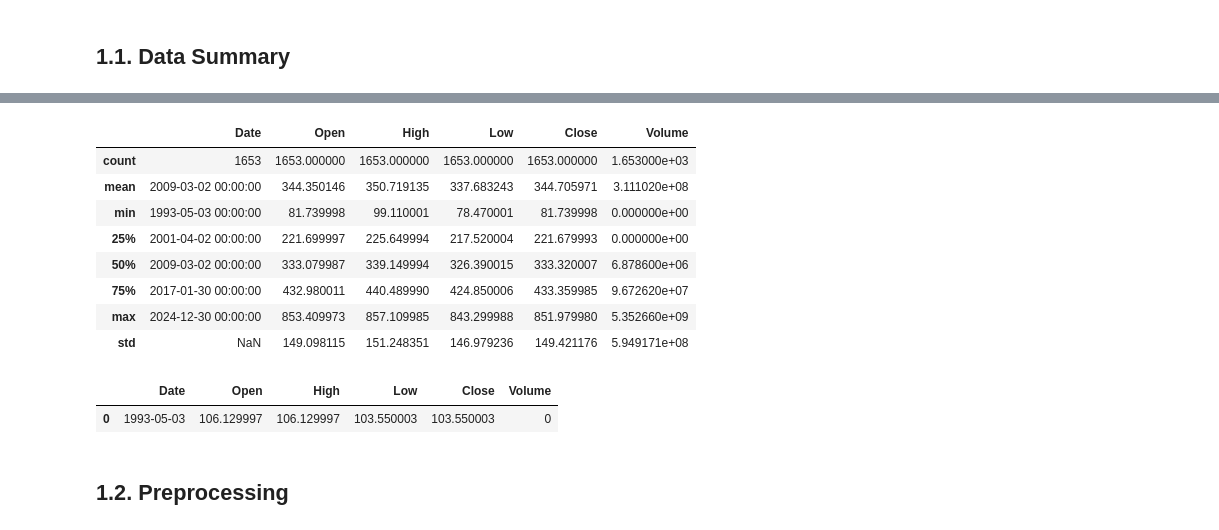
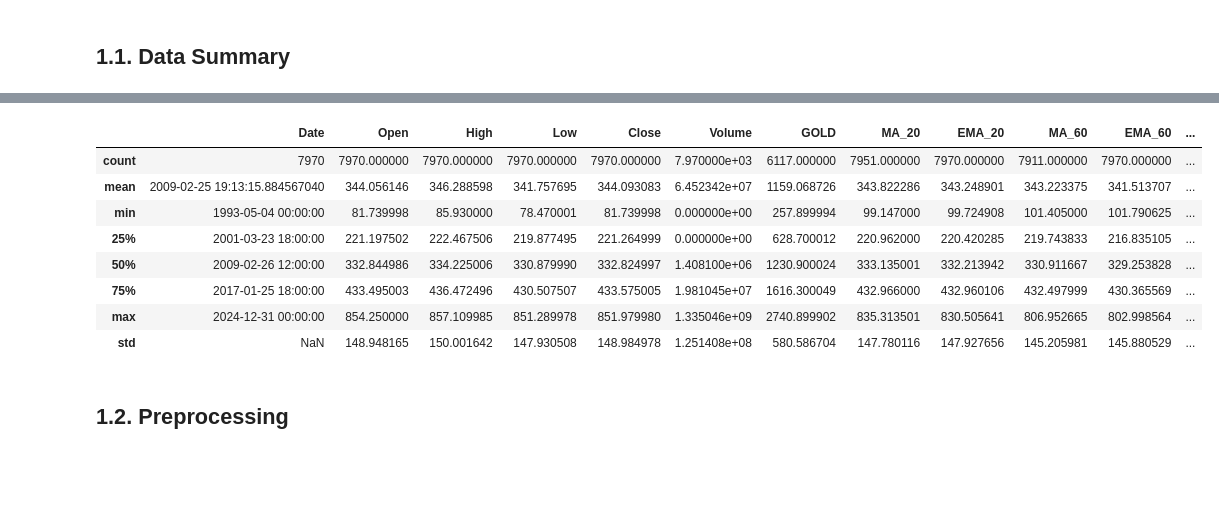
Before and after one commit to VictorNguyenLPN/sp500-dav, a Jupyter notebook: notebook_qhuy.ipynb, the cells around one changed output, grey strips where cells are left out. Cells and saved outputs as stored; diff of their text form; code cells hidden in the pictures; blank space fills up the shorter version.

```diff
--- a/notebook_qhuy.ipynb
+++ b/notebook_qhuy.ipynb
@@ -58,3 +100,42 @@ YF.download() has changed argument auto_adjust default to True
+# %%
+delta = aug_data['Close'].diff()
+abs_diff = delta.abs()
+
+# MA, EMA
+for w in [20, 60, 120, 240]:
+    aug_data[f'MA_{w}'] = aug_data['Close'].rolling(window=w).mean()
+    aug_data[f'EMA_{w}'] = aug_data['Close'].ewm(span=w, adjust=False).mean()
+
+# MAE
+for w in [5, 20, 60, 120]:
+    aug_data[f'MAE_{w}'] = abs_diff.rolling(window=w).mean()
+
+
+# MACD
+ema12 = aug_data['Close'].ewm(span=12, adjust=False).mean()
+ema26 = aug_data['Close'].ewm(span=26, adjust=False).mean()
+ema60 = aug_data['Close'].ewm(span=60, adjust=False).mean()
+ema120 = aug_data['Close'].ewm(span=120, adjust=False).mean()
+
+aug_data['MACD'] = ema12 - ema26
+aug_data['MACD_long'] = ema60 - ema120
+aug_data['Signal'] = aug_data['MACD'].ewm(span=9, adjust=False).mean()
+aug_data['Signal_long'] = aug_data['MACD_long'].ewm(span=45, adjust=False).mean()
+
+# RSI
+delta = aug_data['Close'].diff()
+gain = delta.clip(lower=0)
+loss = -delta.clip(upper=0)
+avg_gain = gain.rolling(14).mean()
+avg_loss = loss.rolling(14).mean()
+rs = avg_gain / avg_loss
+aug_data['RSI'] = 100 - (100 / (1 + rs))
+
+for p in [7, 14, 28]:
+    avg_gain = gain.rolling(p).mean()
+    avg_loss = loss.rolling(p).mean()
+    rs = avg_gain / avg_loss
+    aug_data[f'RSI_{p}'] = 100 - (100 / (1 + rs))
 # %% [markdown]
 # **1. EDA**
 # %% [markdown]
@@ -78,20 +163,15 @@ memory usage: 77.6 KB
 # %%
-data.describe()
+aug_data.describe()
 # %% [output]
-|  | Date | Open | High | Low | Close | Volume |
-| count | 1653 | 1653.000000 | 1653.000000 | 1653.000000 | 1653.000000 | 1.653000e+03 |
-| mean | 2009-03-02 00:00:00 | 344.350146 | 350.719135 | 337.683243 | 344.705971 | 3.111020e+08 |
-| min | 1993-05-03 00:00:00 | 81.739998 | 99.110001 | 78.470001 | 81.739998 | 0.000000e+00 |
-| 25% | 2001-04-02 00:00:00 | 221.699997 | 225.649994 | 217.520004 | 221.679993 | 0.000000e+00 |
-| 50% | 2009-03-02 00:00:00 | 333.079987 | 339.149994 | 326.390015 | 333.320007 | 6.878600e+06 |
-| 75% | 2017-01-30 00:00:00 | 432.980011 | 440.489990 | 424.850006 | 433.359985 | 9.672620e+07 |
-| max | 2024-12-30 00:00:00 | 853.409973 | 857.109985 | 843.299988 | 851.979980 | 5.352660e+09 |
-| std | NaN | 149.098115 | 151.248351 | 146.979236 | 149.421176 | 5.949171e+08 |
+|  | Date | Open | High | Low | Close | Volume | GOLD | MA_20 | EMA_20 | MA_60 | EMA_60 | ... |
+| count | 7970 | 7970.000000 | 7970.000000 | 7970.000000 | 7970.000000 | 7.970000e+03 | 6117.000000 | 7951.000000 | 7970.000000 | 7911.000000 | 7970.000000 | ... |
+| mean | 2009-02-25 19:13:15.884567040 | 344.056146 | 346.288598 | 341.757695 | 344.093083 | 6.452342e+07 | 1159.068726 | 343.822286 | 343.248901 | 343.223375 | 341.513707 | ... |
+| min | 1993-05-04 00:00:00 | 81.739998 | 85.930000 | 78.470001 | 81.739998 | 0.000000e+00 | 257.899994 | 99.147000 | 99.724908 | 101.405000 | 101.790625 | ... |
+| 25% | 2001-03-23 18:00:00 | 221.197502 | 222.467506 | 219.877495 | 221.264999 | 0.000000e+00 | 628.700012 | 220.962000 | 220.420285 | 219.743833 | 216.835105 | ... |
+| 50% | 2009-02-26 12:00:00 | 332.844986 | 334.225006 | 330.879990 | 332.824997 | 1.408100e+06 | 1230.900024 | 333.135001 | 332.213942 | 330.911667 | 329.253828 | ... |
+| 75% | 2017-01-25 18:00:00 | 433.495003 | 436.472496 | 430.507507 | 433.575005 | 1.981045e+07 | 1616.300049 | 432.966000 | 432.960106 | 432.497999 | 430.365569 | ... |
+| max | 2024-12-31 00:00:00 | 854.250000 | 857.109985 | 851.289978 | 851.979980 | 1.335046e+09 | 2740.899902 | 835.313501 | 830.505641 | 806.952665 | 802.998564 | ... |
+| std | NaN | 148.948165 | 150.001642 | 147.930508 | 148.984978 | 1.251408e+08 | 580.586704 | 147.780116 | 147.927656 | 145.205981 | 145.880529 | ... |
-# %%
-data.head(1)
-# %% [output]
-|  | Date | Open | High | Low | Close | Volume |
-| 0 | 1993-05-03 | 106.129997 | 106.129997 | 103.550003 | 103.550003 | 0 |
 # %% [markdown]
 ## 1.2. Preprocessing
 # %%
```
Also changed, not shown: parts of 19 cells of this notebook, 8 other files.
